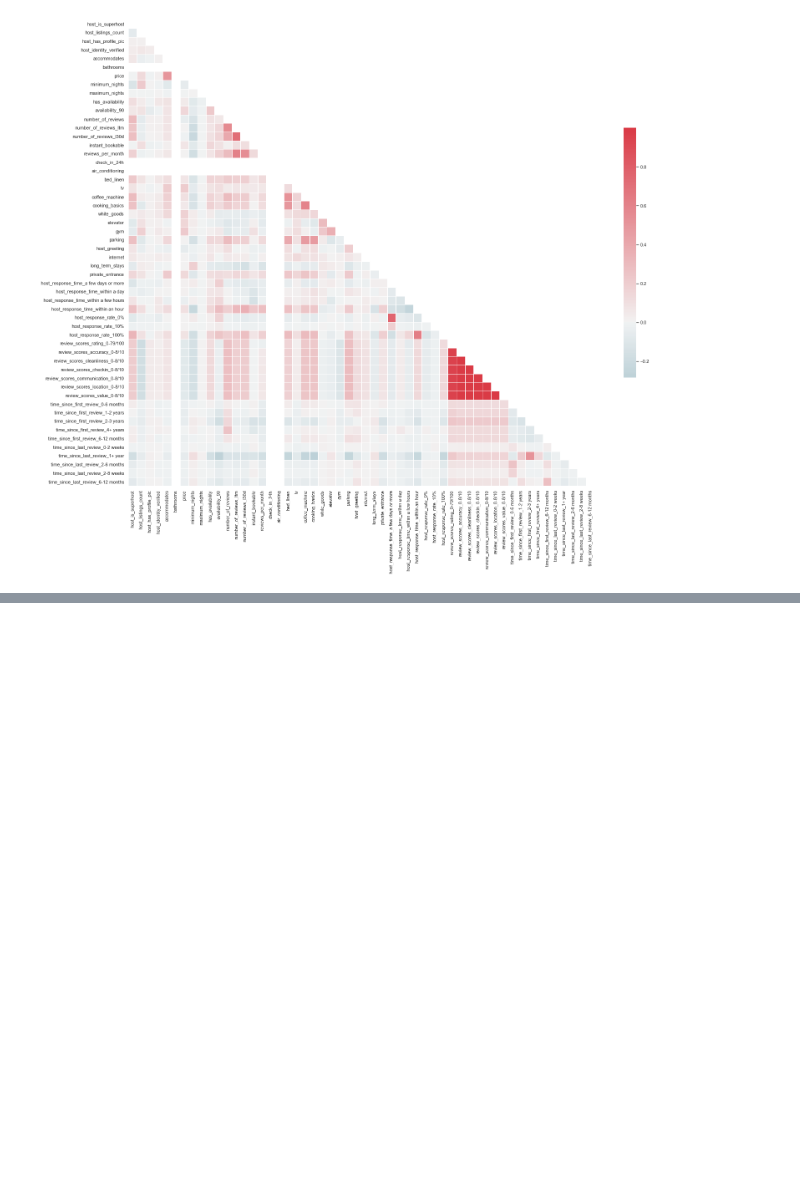
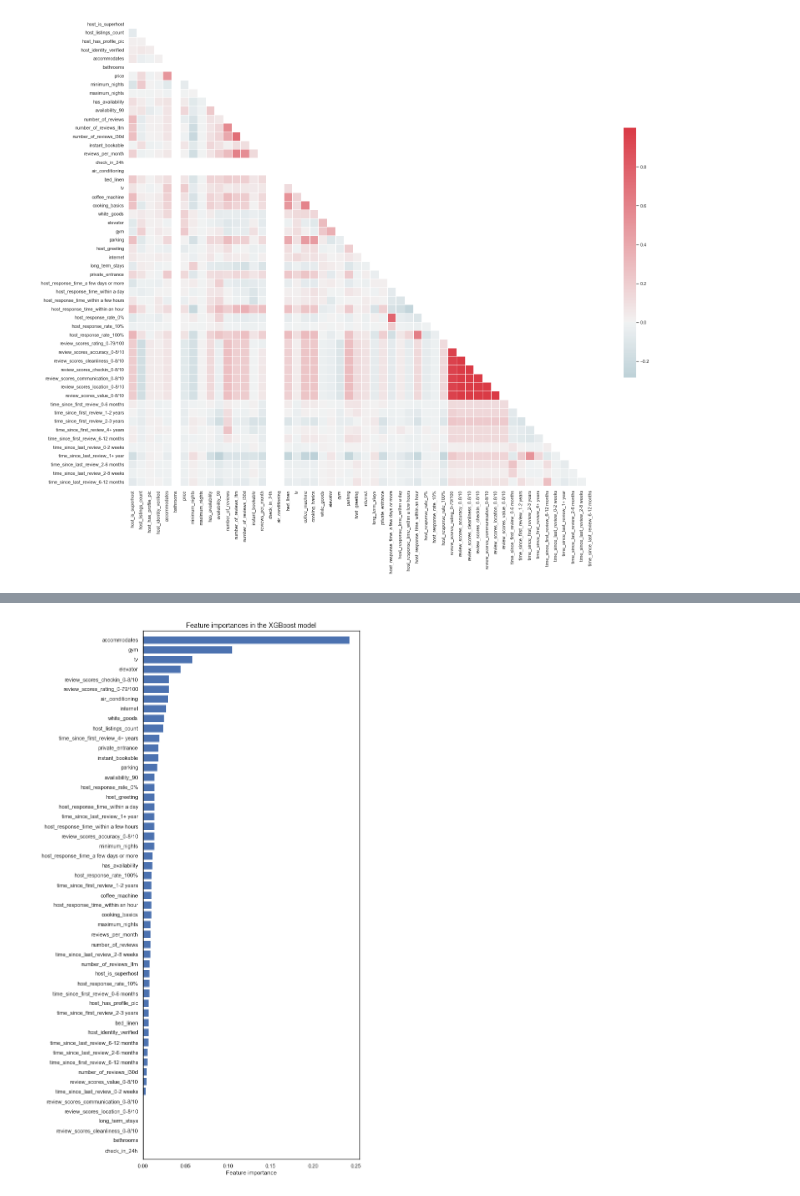
Before and after one commit to Amadeus-Assist/airbnb-rent-price-prediction, a Jupyter notebook: housing_price/airbnb_data/data_processing.ipynb, the cells around one changed output, grey strips where cells are left out. Saved outputs shown, nothing was run; the diff lists cells and outputs as text; code cells hidden in the pictures; blank space fills up the shorter version.

Commit message:
model prediction

```diff
--- a/housing_price/airbnb_data/data_processing.ipynb
+++ b/housing_price/airbnb_data/data_processing.ipynb
@@ -624,0 +619,8 @@ print(transformed_df.columns.tolist())
+# %%
+# Separating X and y
+X = transformed_df.drop('price', axis=1)
+y = transformed_df.price
+
+# Scaling
+scaler = StandardScaler()
+X = pd.DataFrame(scaler.fit_transform(X), columns=list(X.columns))
@@ -624,0 +629,18 @@ print(transformed_df.columns.tolist())
+# %%
+# Splitting into train and test sets
+X_train, X_test, y_train, y_test = train_test_split(X, y, test_size=0.2, random_state=123)
+# %%
+xgb_reg_start = time.time()
+
+xgb_reg = xgb.XGBRegressor()
+xgb_reg.fit(X_train, y_train)
+training_preds_xgb_reg = xgb_reg.predict(X_train)
+val_preds_xgb_reg = xgb_reg.predict(X_test)
+
+xgb_reg_end = time.time()
+
+print(f"Time taken to run: {round((xgb_reg_end - xgb_reg_start)/60,1)} minutes")
+print("\nTraining MSE:", round(mean_squared_error(y_train, training_preds_xgb_reg),4))
+print("Validation MSE:", round(mean_squared_error(y_test, val_preds_xgb_reg),4))
+print("\nTraining r2:", round(r2_score(y_train, training_preds_xgb_reg),4))
+print("Validation r2:", round(r2_score(y_test, val_preds_xgb_reg),4))
@@ -624,0 +655,4 @@ print(transformed_df.columns.tolist())
+# %%
+ft_weights_xgb_reg = pd.DataFrame(xgb_reg.feature_importances_, columns=['weight'], index=X_train.columns)
+ft_weights_xgb_reg.sort_values('weight', inplace=True)
+ft_weights_xgb_reg
@@ -624,0 +677,10 @@ print(transformed_df.columns.tolist())
+# %%
+# Plotting feature importances
+plt.figure(figsize=(8,20))
+plt.barh(ft_weights_xgb_reg.index, ft_weights_xgb_reg.weight, align='center')
+plt.title("Feature importances in the XGBoost model", fontsize=14)
+plt.xlabel("Feature importance")
+plt.margins(y=0.01)
+plt.show()
+# %% [output]
+[figure, added]
```
Also changed, not shown: parts of 14 cells of this notebook.
